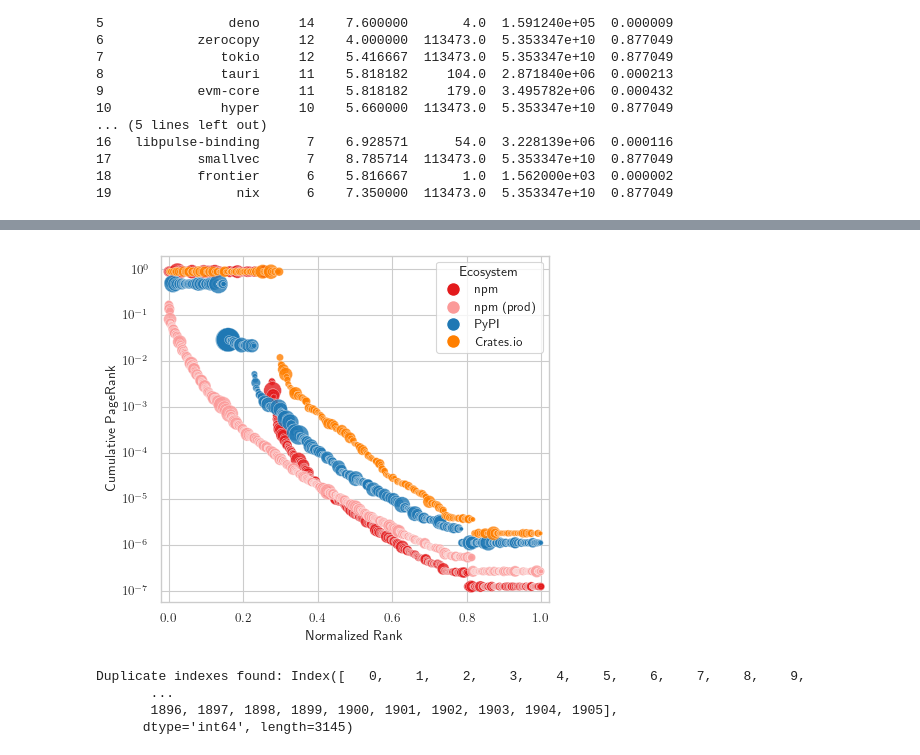
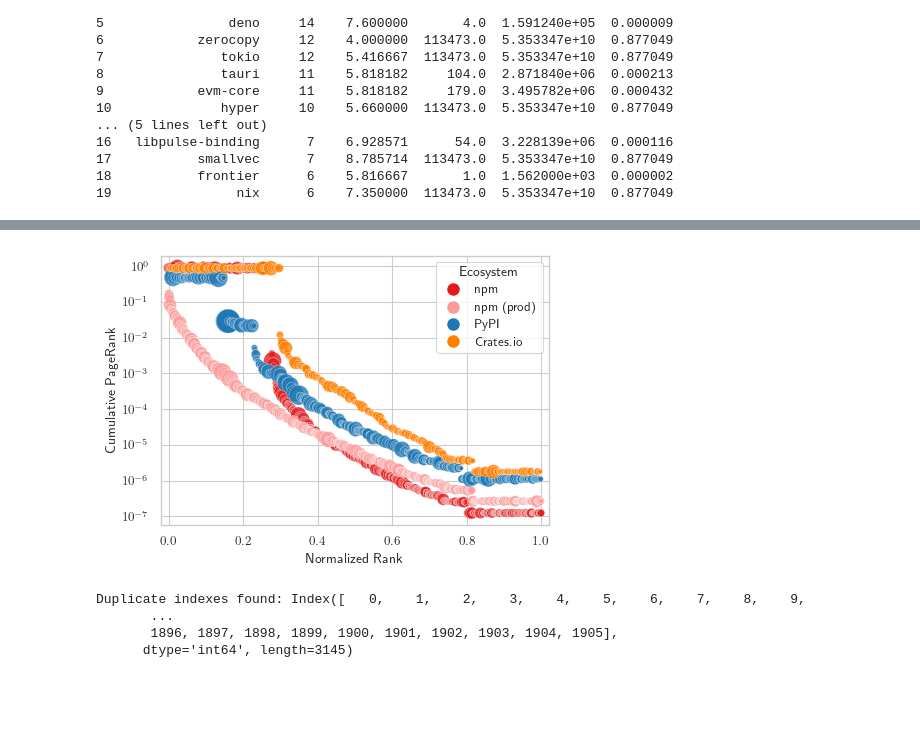
Before and after one commit to janvasiljevic/ina-project, a Jupyter notebook: code/vulnerability/prettygraphs.ipynb, the cells around one changed output, grey strips where cells are left out. Drawn from its saved outputs; the diff is of its cells as text; code cells hidden in the pictures; blank space fills up the shorter version.

```diff
--- a/code/vulnerability/prettygraphs.ipynb
+++ b/code/vulnerability/prettygraphs.ipynb
@@ -244,7 +244,7 @@ plt.rcParams["text.usetex"] = True
 sns.set_context("paper")
 sns.set_style("whitegrid")
 # %%
-plt.figure(figsize=(5, 4.5))
+plt.figure(figsize=(5, 3.5))
 
 palette = sns.color_palette("Paired", 10)
 
@@ -278,34 +278,34 @@ plt.yscale("log")
 # Custom legend
 # 1. Add a legend for the 'Ecosystem' hue
 handles, labels = scatter.get_legend_handles_labels()
 hue_labels = all_vuln["Ecosystem"].unique()
 order = ["npm", "npm (prod)", "PyPI", "Crates.io"]
 for i, label in enumerate(order):
     handles.append(
         plt.Line2D(
             [0],
             [0],
             marker="o",
             color="w",
             label=label,
             markerfacecolor=colors[label],
             markersize=10,
         )
     )
 wiggle = 0.02
 plt.xlim(0 - wiggle, 1 + wiggle)
 
 # Combine and display the custom legend
 plt.legend(
     handles=handles,
     title="Ecosystem",
     # bbox_to_anchor=(1.05, 1),
     # loc="upper left",
 )
 # plt.xticks([])
 plt.savefig("vuln_pagerank.pdf", bbox_inches="tight")
 # %% [output]
-[figure, old version]
+[figure, new version]
 # %%
 duplicates = all_vuln.index[all_vuln.index.duplicated()]
 if not duplicates.empty:
```
Also changed, not shown: parts of 9 cells of this notebook, 2 other files.
